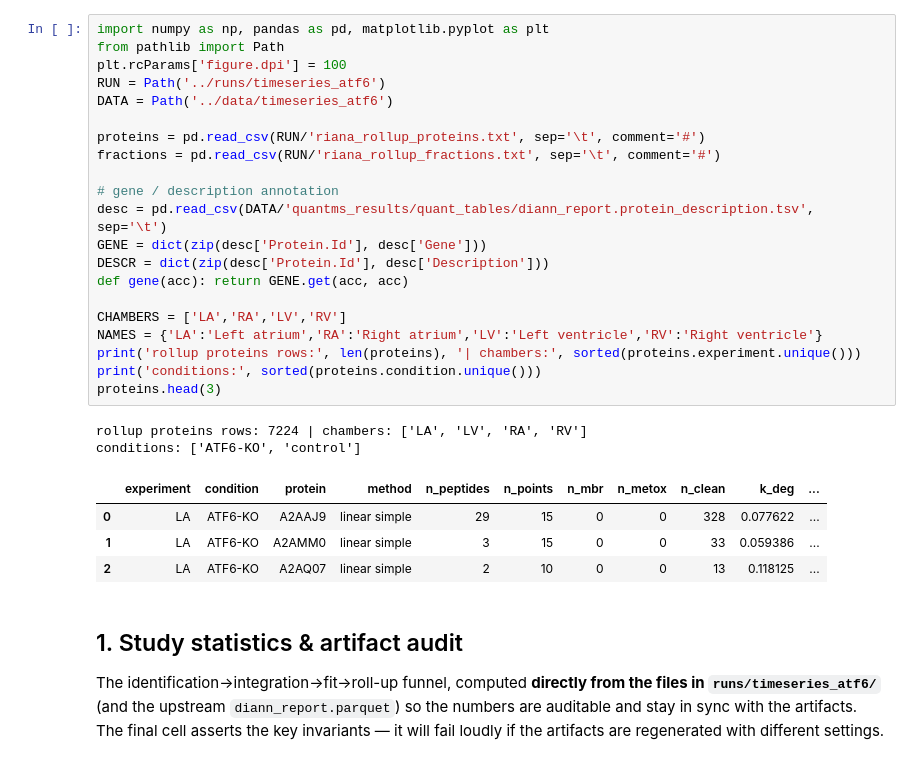
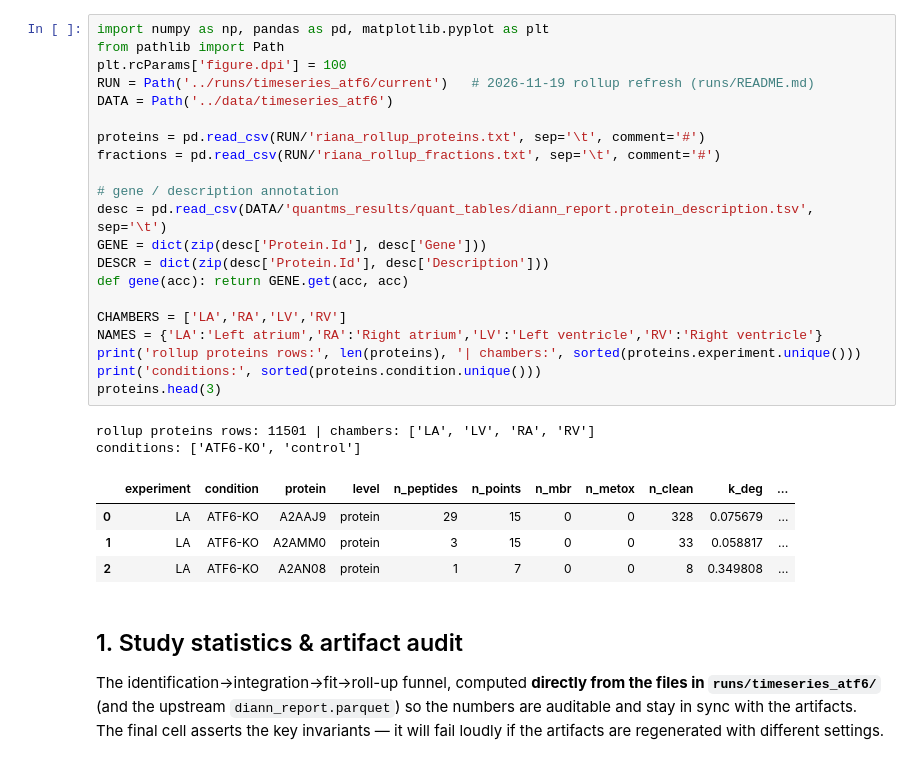
Before and after one commit to ed-lau/riana, a Jupyter notebook: notebooks/atf6_biology.ipynb, the cells around one changed output. Cells and saved outputs as stored; diff of their text form.

```diff
--- a/notebooks/atf6_biology.ipynb
+++ b/notebooks/atf6_biology.ipynb
@@ -88,31 +101,31 @@ condition = **control**. Outputs `riana_rollup_proteins.txt` (per-condition k +
 # %%
 import numpy as np, pandas as pd, matplotlib.pyplot as plt
 from pathlib import Path
 plt.rcParams['figure.dpi'] = 100
-RUN = Path('../runs/timeseries_atf6')
+RUN = Path('../runs/timeseries_atf6/current')   # 2026-11-19 rollup refresh (runs/README.md)
 DATA = Path('../data/timeseries_atf6')
 
 proteins = pd.read_csv(RUN/'riana_rollup_proteins.txt', sep='\t', comment='#')
 fractions = pd.read_csv(RUN/'riana_rollup_fractions.txt', sep='\t', comment='#')
 
 # gene / description annotation
 desc = pd.read_csv(DATA/'quantms_results/quant_tables/diann_report.protein_description.tsv', sep='\t')
 GENE = dict(zip(desc['Protein.Id'], desc['Gene']))
 DESCR = dict(zip(desc['Protein.Id'], desc['Description']))
 def gene(acc): return GENE.get(acc, acc)
 
 CHAMBERS = ['LA','RA','LV','RV']
 NAMES = {'LA':'Left atrium','RA':'Right atrium','LV':'Left ventricle','RV':'Right ventricle'}
 print('rollup proteins rows:', len(proteins), '| chambers:', sorted(proteins.experiment.unique()))
 print('conditions:', sorted(proteins.condition.unique()))
 proteins.head(3)
 # %% [output]
-rollup proteins rows: 7224 | chambers: ['LA', 'LV', 'RA', 'RV']
+rollup proteins rows: 11501 | chambers: ['LA', 'LV', 'RA', 'RV']
 conditions: ['ATF6-KO', 'control']
-|  | experiment | condition | protein | method | n_peptides | n_points | n_mbr | n_metox | n_clean | k_deg | ... |
-| 0 | LA | ATF6-KO | A2AAJ9 | linear simple | 29 | 15 | 0 | 0 | 328 | 0.077622 | ... |
-| 1 | LA | ATF6-KO | A2AMM0 | linear simple | 3 | 15 | 0 | 0 | 33 | 0.059386 | ... |
-| 2 | LA | ATF6-KO | A2AQ07 | linear simple | 2 | 10 | 0 | 0 | 13 | 0.118125 | ... |
+|  | experiment | condition | protein | level | n_peptides | n_points | n_mbr | n_metox | n_clean | k_deg | ... |
+| 0 | LA | ATF6-KO | A2AAJ9 | protein | 29 | 15 | 0 | 0 | 328 | 0.075679 | ... |
+| 1 | LA | ATF6-KO | A2AMM0 | protein | 3 | 15 | 0 | 0 | 33 | 0.058817 | ... |
+| 2 | LA | ATF6-KO | A2AN08 | protein | 1 | 7 | 0 | 0 | 8 | 0.349808 | ... |
 # %% [markdown]
 ## 1. Study statistics & artifact audit
 
```
Also changed, not shown: parts of 28 cells of this notebook, 5 other files.
